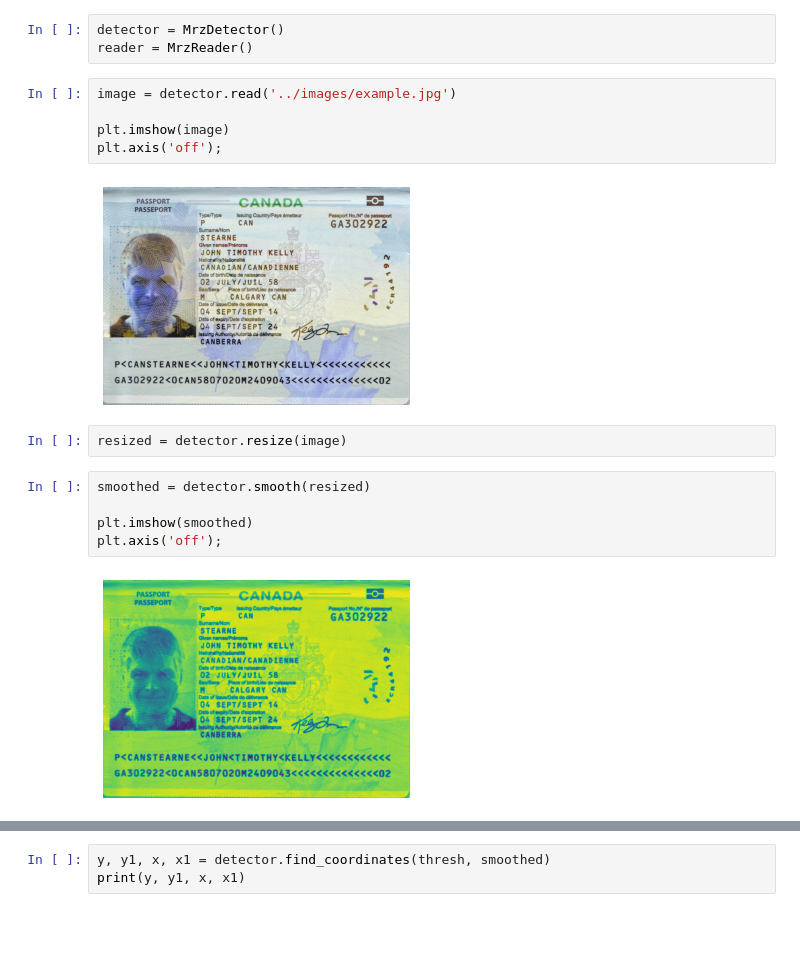
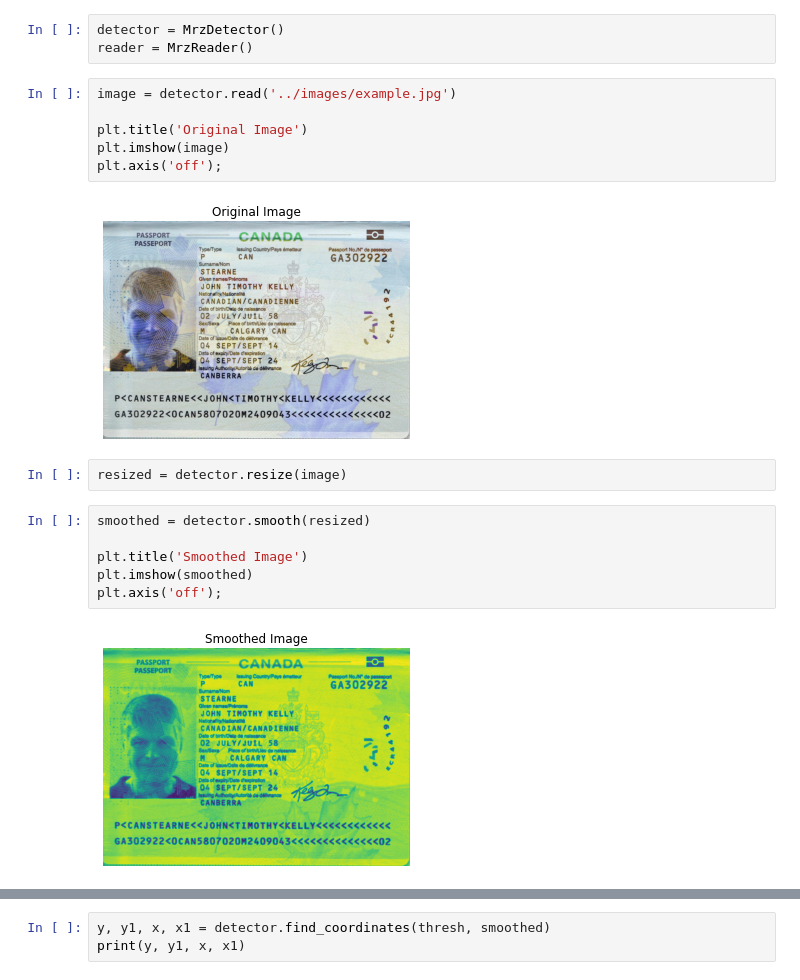
Before and after one commit to egemenzeytinci/readmrz, a Jupyter notebook: notebook/example.ipynb, the cells around one changed output, grey strips where cells are left out. Drawn from its saved outputs; the diff is of its cells as text; blank space fills up the shorter version.

```diff
--- a/notebook/example.ipynb
+++ b/notebook/example.ipynb
@@ -10,19 +10,21 @@ reader = MrzReader()
 # %%
 image = detector.read('../images/example.jpg')
 
+plt.title('Original Image')
 plt.imshow(image)
 plt.axis('off');
 # %% [output]
-[figure, old version]
+[figure, new version]
 # %%
 resized = detector.resize(image)
 # %%
 smoothed = detector.smooth(resized)
 
+plt.title('Smoothed Image')
 plt.imshow(smoothed)
 plt.axis('off');
 # %% [output]
-[figure, old version]
+[figure, new version]
 # %%
 dark = detector.find_dark_regions(smoothed)
 
```
Also changed, not shown: parts of 3 cells of this notebook, 3 other files.
